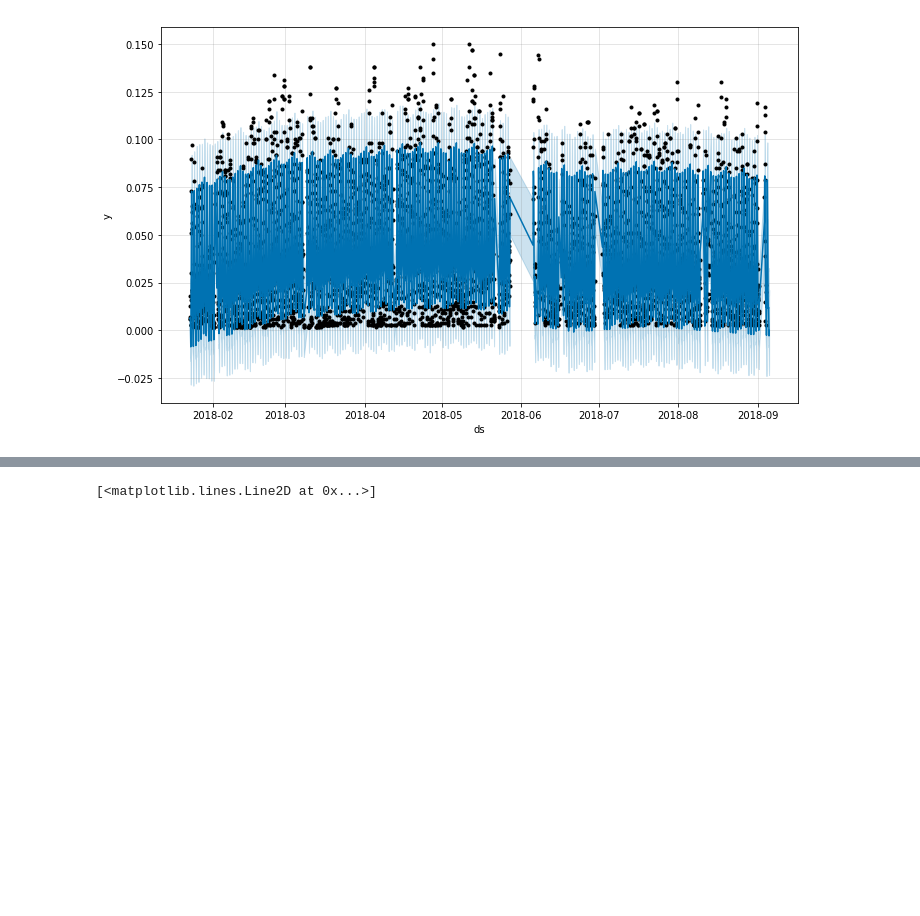
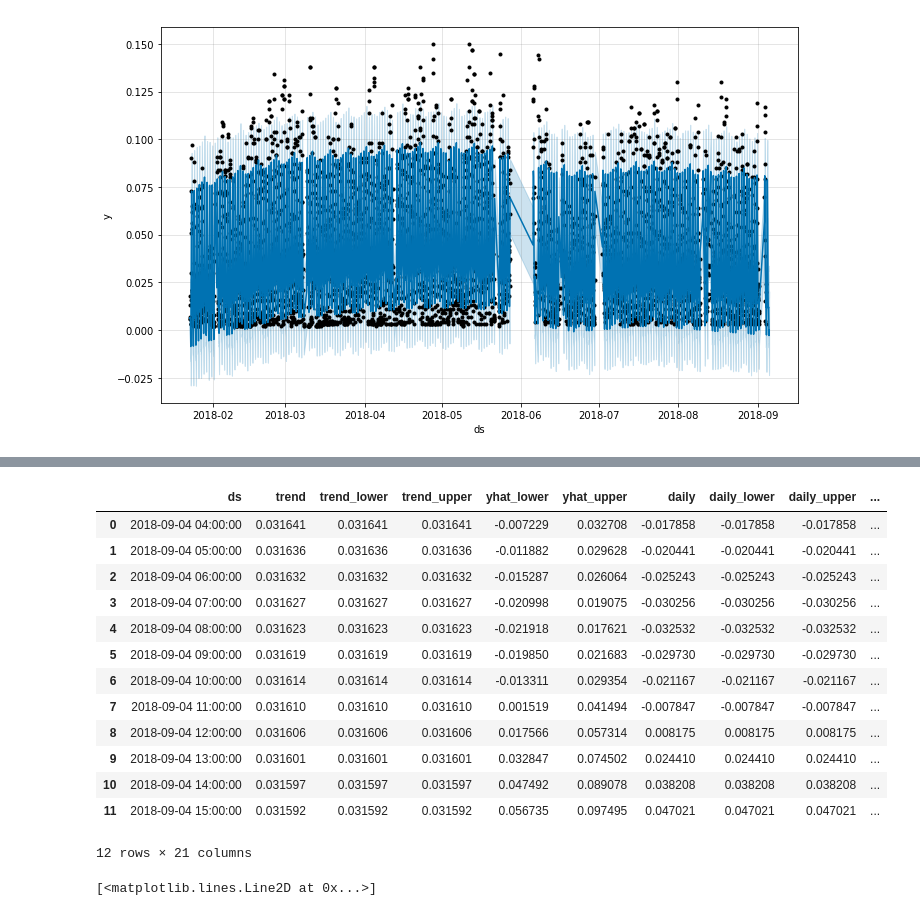
Before and after one commit to mxabierto/calidad-del-aire, a Jupyter notebook: notebooks/0.04_prediccion_ozono_pruebas.ipynb, the cells around one changed output, grey strips where cells are left out. Drawn from its saved outputs; the diff is of its cells as text; code cells hidden in the pictures; blank space fills up the shorter version.

```diff
--- a/notebooks/0.04_prediccion_ozono_pruebas.ipynb
+++ b/notebooks/0.04_prediccion_ozono_pruebas.ipynb
@@ -169,4 +169,21 @@ errors
 12 rows × 21 columns
+# %%
+errors
+# %% [output]
+|  | ds | trend | trend_lower | trend_upper | yhat_lower | yhat_upper | daily | daily_lower | daily_upper | ... |
+| 0 | 2018-09-04 04:00:00 | 0.031641 | 0.031641 | 0.031641 | -0.007229 | 0.032708 | -0.017858 | -0.017858 | -0.017858 | ... |
+| 1 | 2018-09-04 05:00:00 | 0.031636 | 0.031636 | 0.031636 | -0.011882 | 0.029628 | -0.020441 | -0.020441 | -0.020441 | ... |
+| 2 | 2018-09-04 06:00:00 | 0.031632 | 0.031632 | 0.031632 | -0.015287 | 0.026064 | -0.025243 | -0.025243 | -0.025243 | ... |
+| 3 | 2018-09-04 07:00:00 | 0.031627 | 0.031627 | 0.031627 | -0.020998 | 0.019075 | -0.030256 | -0.030256 | -0.030256 | ... |
+| 4 | 2018-09-04 08:00:00 | 0.031623 | 0.031623 | 0.031623 | -0.021918 | 0.017621 | -0.032532 | -0.032532 | -0.032532 | ... |
+| 5 | 2018-09-04 09:00:00 | 0.031619 | 0.031619 | 0.031619 | -0.019850 | 0.021683 | -0.029730 | -0.029730 | -0.029730 | ... |
+| 6 | 2018-09-04 10:00:00 | 0.031614 | 0.031614 | 0.031614 | -0.013311 | 0.029354 | -0.021167 | -0.021167 | -0.021167 | ... |
+| 7 | 2018-09-04 11:00:00 | 0.031610 | 0.031610 | 0.031610 | 0.001519 | 0.041494 | -0.007847 | -0.007847 | -0.007847 | ... |
+| 8 | 2018-09-04 12:00:00 | 0.031606 | 0.031606 | 0.031606 | 0.017566 | 0.057314 | 0.008175 | 0.008175 | 0.008175 | ... |
+| 9 | 2018-09-04 13:00:00 | 0.031601 | 0.031601 | 0.031601 | 0.032847 | 0.074502 | 0.024410 | 0.024410 | 0.024410 | ... |
+| 10 | 2018-09-04 14:00:00 | 0.031597 | 0.031597 | 0.031597 | 0.047492 | 0.089078 | 0.038208 | 0.038208 | 0.038208 | ... |
+| 11 | 2018-09-04 15:00:00 | 0.031592 | 0.031592 | 0.031592 | 0.056735 | 0.097495 | 0.047021 | 0.047021 | 0.047021 | ... |
+12 rows × 21 columns
 # %%
 errors.plot.scatter('y', 'yhat')
 plt.plot(errors.y, errors.y, color='red')
```
Also changed, not shown: parts of 1 cell of this notebook, 2 other files.
